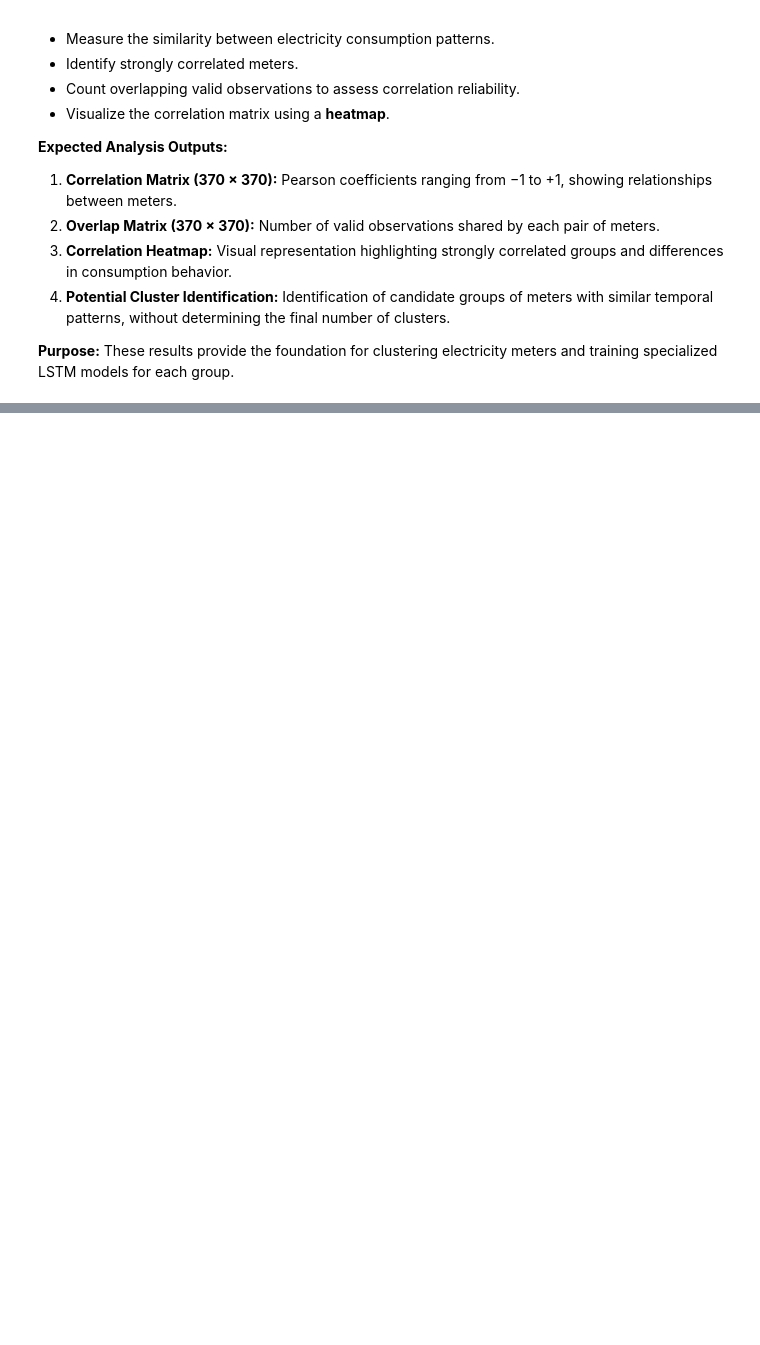
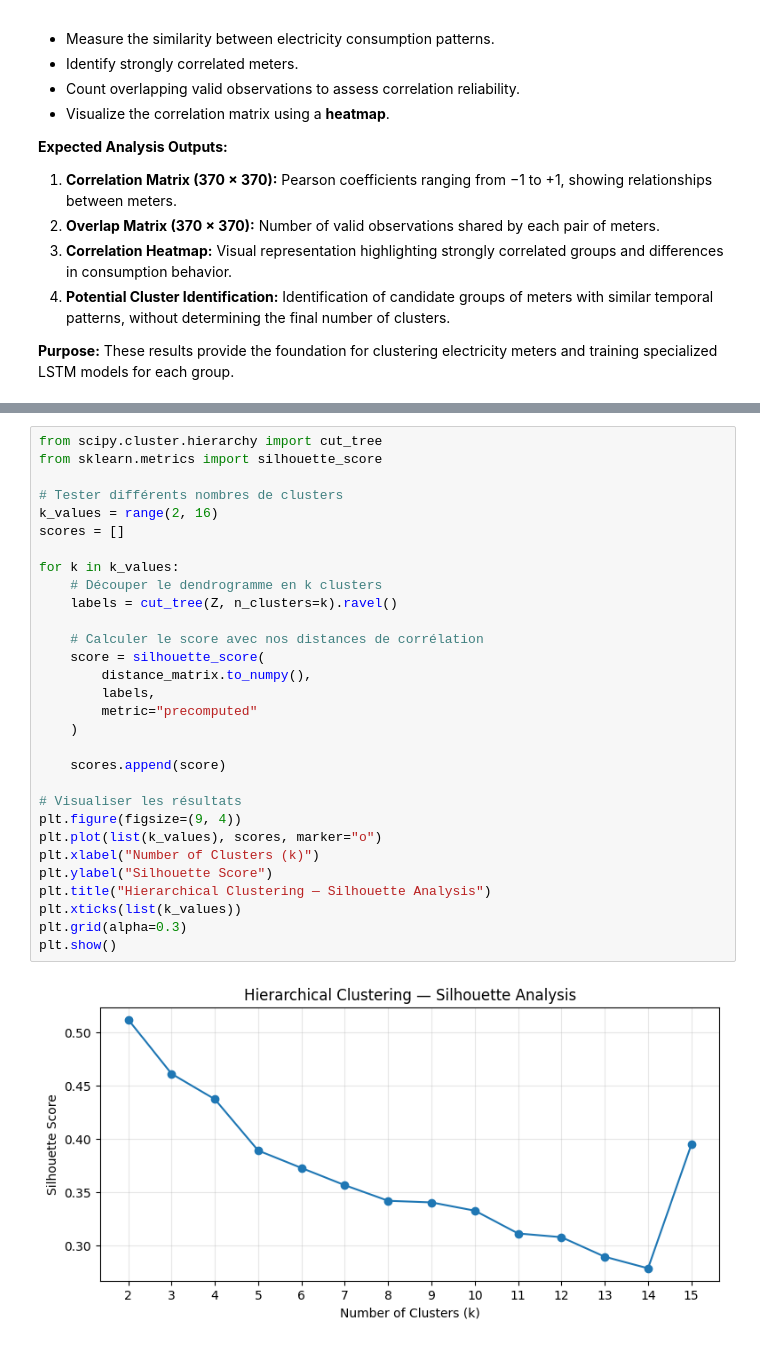
Before and after one commit to Blangi-Aladdin/electricity-forecasting-app, a Jupyter notebook: notebooks/01_data_exploration.ipynb, the cells around one changed output, grey strips where cells are left out. Drawn from its saved outputs; the diff is of its cells as text; blank space fills up the shorter version.

```diff
--- a/notebooks/01_data_exploration.ipynb
+++ b/notebooks/01_data_exploration.ipynb
@@ -171,0 +460,32 @@ plt.show()
+# %%
+from scipy.cluster.hierarchy import cut_tree
+from sklearn.metrics import silhouette_score
+
+# Tester différents nombres de clusters
+k_values = range(2, 16)
+scores = []
+
+for k in k_values:
+    # Découper le dendrogramme en k clusters
+    labels = cut_tree(Z, n_clusters=k).ravel()
+
+    # Calculer le score avec nos distances de corrélation
+    score = silhouette_score(
+        distance_matrix.to_numpy(),
+        labels,
+        metric="precomputed"
+    )
+
+    scores.append(score)
+
+# Visualiser les résultats
+plt.figure(figsize=(9, 4))
+plt.plot(list(k_values), scores, marker="o")
+plt.xlabel("Number of Clusters (k)")
+plt.ylabel("Silhouette Score")
+plt.title("Hierarchical Clustering — Silhouette Analysis")
+plt.xticks(list(k_values))
+plt.grid(alpha=0.3)
+plt.show()
+# %% [output]
+[figure, added]
```
Also changed, not shown: parts of 20 cells of this notebook.
